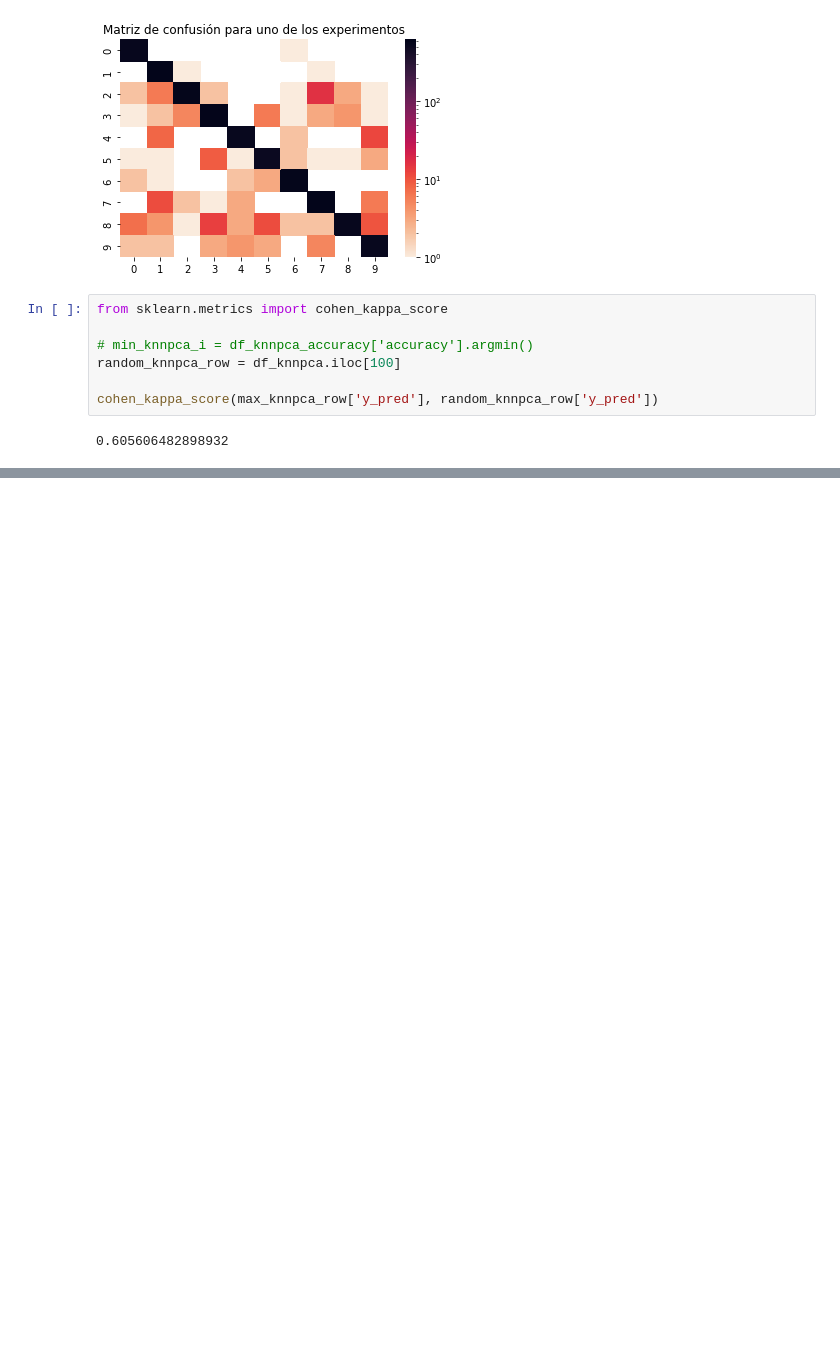
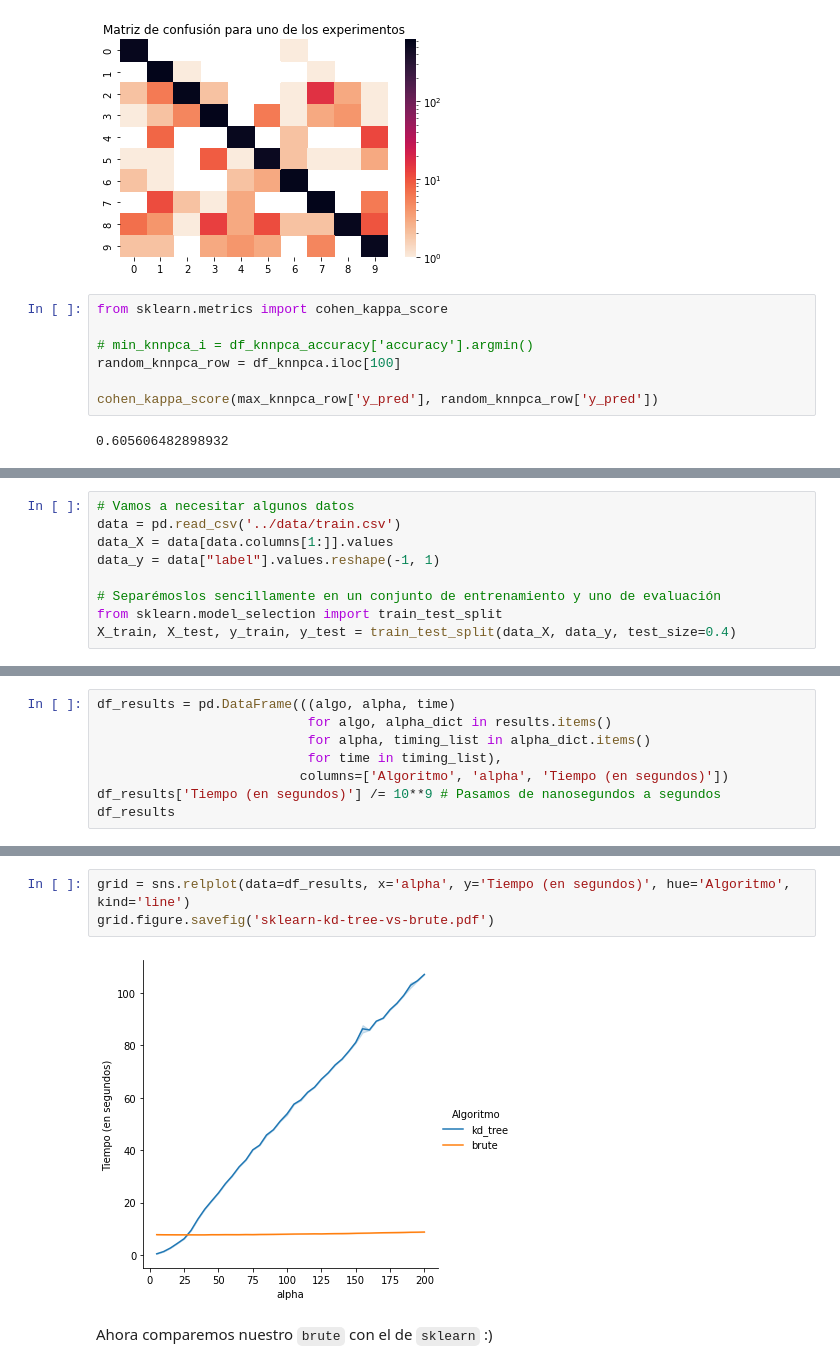
Before and after one commit to iglosiggio/metnum-tp2, a Jupyter notebook: notebooks/graficos.ipynb, the cells around one changed output, grey strips where cells are left out. Cells and saved outputs as stored; diff of their text form; blank space fills up the shorter version.

```diff
--- a/notebooks/graficos.ipynb
+++ b/notebooks/graficos.ipynb
@@ -201,0 +208,9 @@ cohen_kappa_score(max_knnpca_row['y_pred'], random_knnpca_row['y_pred'])
+# %%
+# Vamos a necesitar algunos datos
+data = pd.read_csv('../data/train.csv')
+data_X = data[data.columns[1:]].values
+data_y = data["label"].values.reshape(-1, 1)
+
+# Separémoslos sencillamente en un conjunto de entrenamiento y uno de evaluación
+from sklearn.model_selection import train_test_split
+X_train, X_test, y_train, y_test = train_test_split(data_X, data_y, test_size=0.4)
@@ -201,0 +310,8 @@ cohen_kappa_score(max_knnpca_row['y_pred'], random_knnpca_row['y_pred'])
+# %%
+df_results = pd.DataFrame(((algo, alpha, time)
+                           for algo, alpha_dict in results.items()
+                           for alpha, timing_list in alpha_dict.items()
+                           for time in timing_list),
+                          columns=['Algoritmo', 'alpha', 'Tiempo (en segundos)'])
+df_results['Tiempo (en segundos)'] /= 10**9 # Pasamos de nanosegundos a segundos
+df_results
@@ -201,0 +332,7 @@ cohen_kappa_score(max_knnpca_row['y_pred'], random_knnpca_row['y_pred'])
+# %%
+grid = sns.relplot(data=df_results, x='alpha', y='Tiempo (en segundos)', hue='Algoritmo', kind='line')
+grid.figure.savefig('sklearn-kd-tree-vs-brute.pdf')
+# %% [output]
+[figure, added]
+# %% [markdown]
+Ahora comparemos nuestro `brute` con el de `sklearn` :)
```
Also changed, not shown: parts of 14 cells of this notebook, 2 other files.
